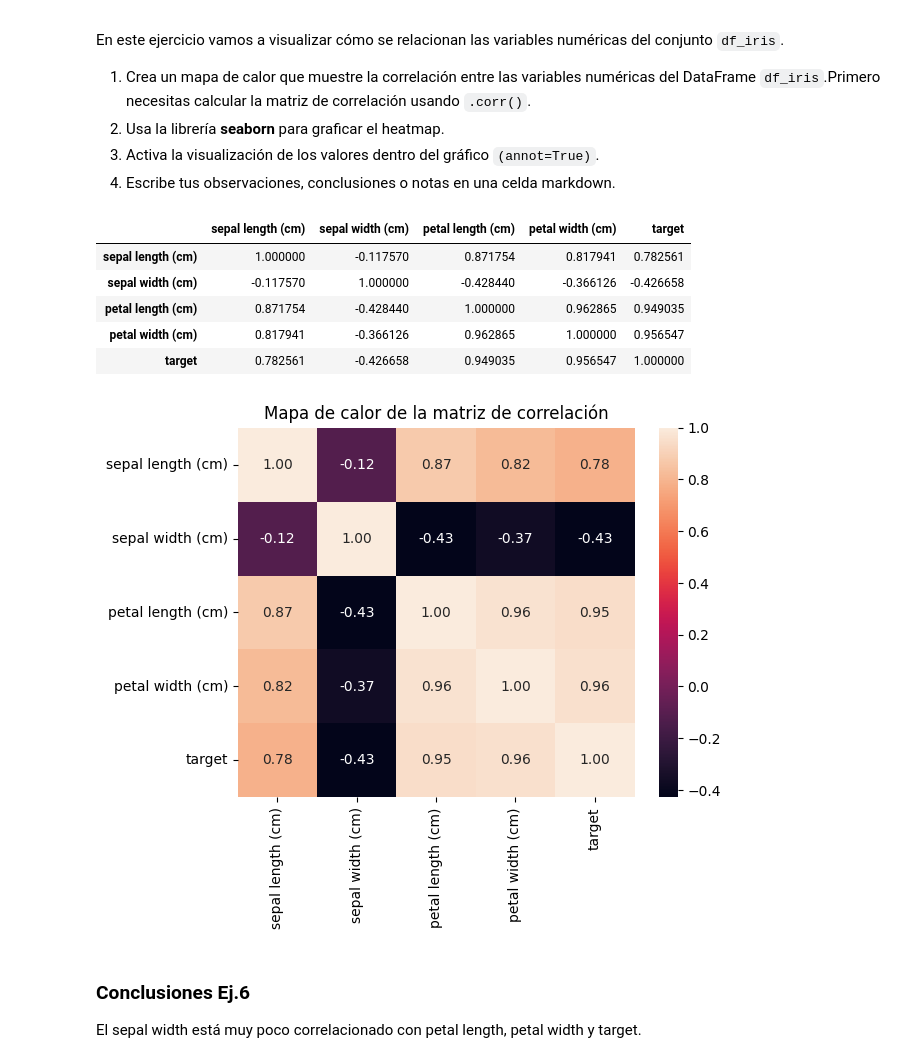
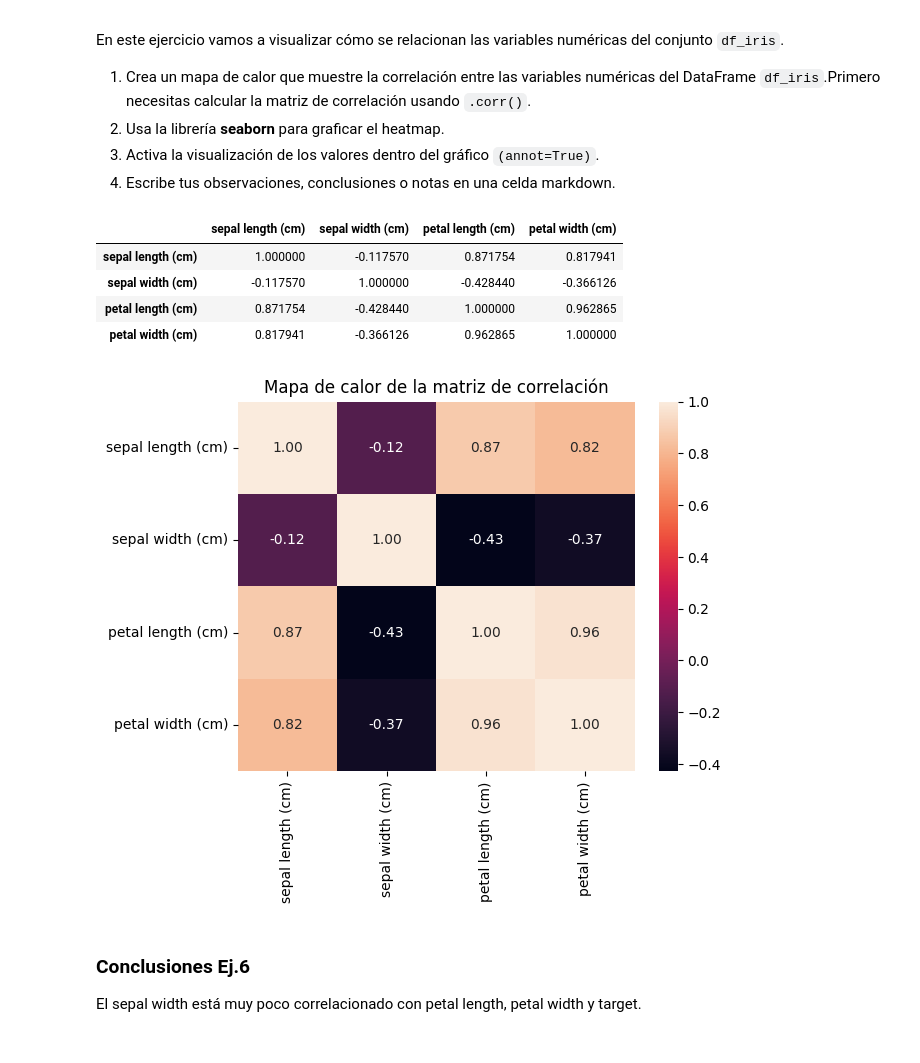
Before and after one commit to 4GeeksAcademy/sarayruiz---visualizacion, a Jupyter notebook: notebook/03-project-visualization.ipynb, the cells around one changed output. Drawn from its saved outputs; the diff is of its cells as text; code cells hidden in the pictures.

```diff
--- a/notebook/03-project-visualization.ipynb
+++ b/notebook/03-project-visualization.ipynb
@@ -295,25 +296,23 @@ En este ejercicio vamos a visualizar cómo se relacionan las variables numérica
 4. Escribe tus observaciones, conclusiones o notas en una celda markdown.
 # %%
 # Calcular la matriz de correlación
-iris = load_iris(as_frame = True)
-df_iris = iris.frame
+correlation = df_iris.loc[:,["sepal length (cm)", "sepal width (cm)",
+                             "petal length (cm)", "petal width (cm)"]].corr()
 
-matriz_correlacion = df_iris.corr()
-matriz_correlacion
+correlation
 # %% [output]
-|  | sepal length (cm) | sepal width (cm) | petal length (cm) | petal width (cm) | target |
-| sepal length (cm) | 1.000000 | -0.117570 | 0.871754 | 0.817941 | 0.782561 |
-| sepal width (cm) | -0.117570 | 1.000000 | -0.428440 | -0.366126 | -0.426658 |
-| petal length (cm) | 0.871754 | -0.428440 | 1.000000 | 0.962865 | 0.949035 |
-| petal width (cm) | 0.817941 | -0.366126 | 0.962865 | 1.000000 | 0.956547 |
-| target | 0.782561 | -0.426658 | 0.949035 | 0.956547 | 1.000000 |
+|  | sepal length (cm) | sepal width (cm) | petal length (cm) | petal width (cm) |
+| sepal length (cm) | 1.000000 | -0.117570 | 0.871754 | 0.817941 |
+| sepal width (cm) | -0.117570 | 1.000000 | -0.428440 | -0.366126 |
+| petal length (cm) | 0.871754 | -0.428440 | 1.000000 | 0.962865 |
+| petal width (cm) | 0.817941 | -0.366126 | 0.962865 | 1.000000 |
 # %%
 # Crear el heatmap
-sns.heatmap(matriz_correlacion, annot=True, fmt=".2f")
+sns.heatmap(correlation, annot=True, fmt=".2f")
 plt.title('Mapa de calor de la matriz de correlación')
 plt.show()
 # %% [output]
-[figure, old version]
+[figure, new version]
 # %% [markdown]
 ### Conclusiones Ej.6
 El sepal width está muy poco correlacionado con petal length, petal width y target.
```
Also changed, not shown: parts of 9 cells of this notebook.
